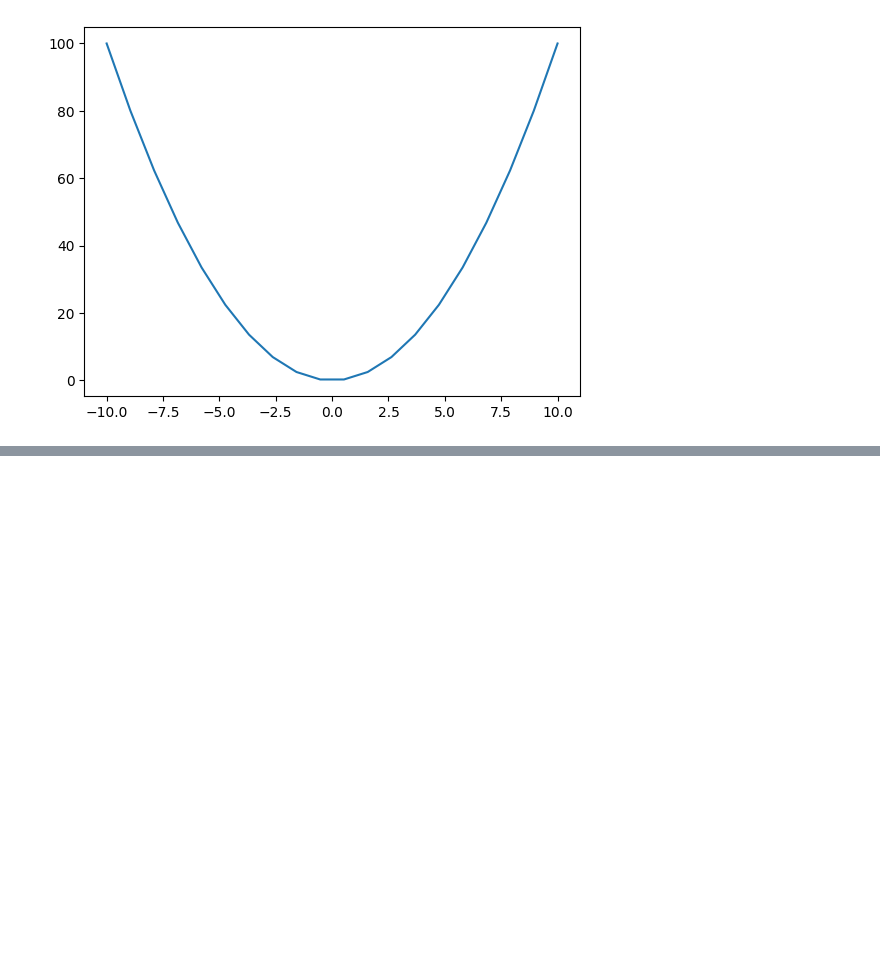
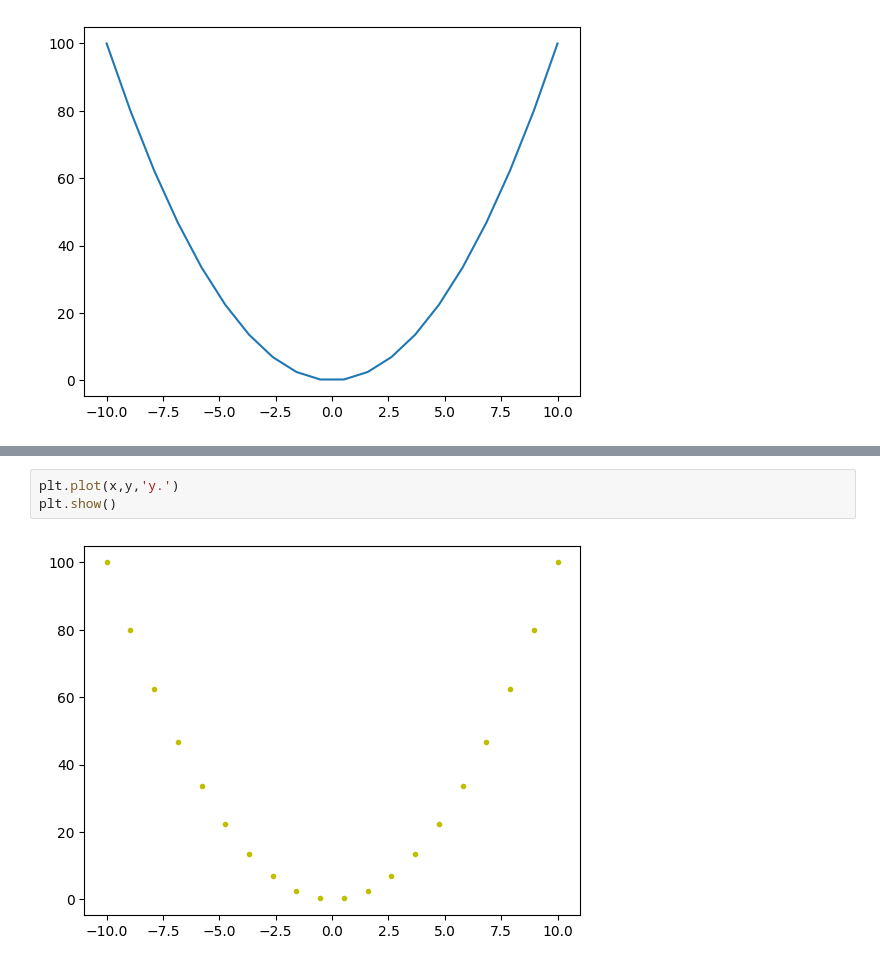
Before and after one commit to Crocodyll1/Machine-Learning, a Jupyter notebook: Matplotlib.ipynb, the cells around one changed output, grey strips where cells are left out. Drawn from its saved outputs; the diff is of its cells as text; blank space fills up the shorter version.

```diff
--- a/Matplotlib.ipynb
+++ b/Matplotlib.ipynb
@@ -107,0 +113,5 @@ plt.show()
+# %%
+plt.plot(x,y,'y.')
+plt.show()
+# %% [output]
+[figure, added]
```
Also changed, not shown: parts of 1 cell of this notebook.
